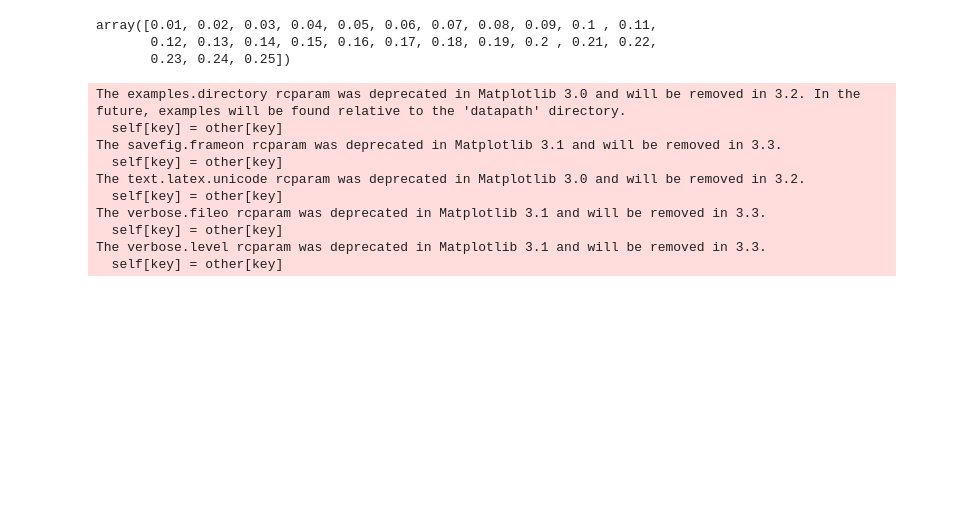
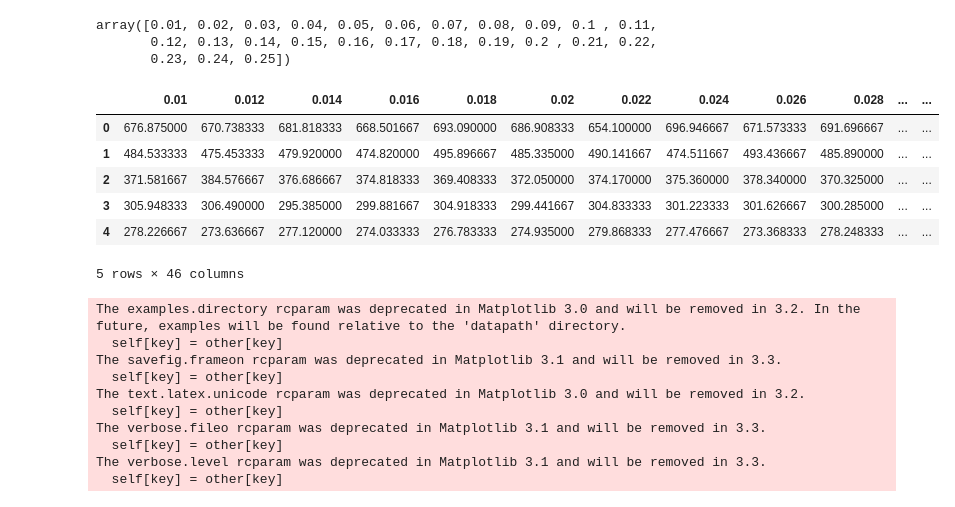
Before and after one commit to lareaulab/sc_binary_splicing, a Jupyter notebook: results/simulations/Simulations_nuisance_factors.ipynb, the cells around one changed output. Drawn from its saved outputs; the diff is of its cells as text; code cells hidden in the pictures; blank space fills up the shorter version.

```diff
--- a/results/simulations/Simulations_nuisance_factors.ipynb
+++ b/results/simulations/Simulations_nuisance_factors.ipynb
@@ -415,6 +413,16 @@ def get_reads(obs_table, gene_len):
 # out_hm.to_csv('simulations_capture_reads.tab', sep='\t', index=True, header=True)
 
 hm_reads = pd.read_csv('simulations_capture_reads.tab', sep='\t', index_col=0)
+# %%
+hm_reads.head()
+# %% [output]
+|  | 0.01 | 0.012 | 0.014 | 0.016 | 0.018 | 0.02 | 0.022 | 0.024 | 0.026 | 0.028 | ... | ... |
+| 0 | 676.875000 | 670.738333 | 681.818333 | 668.501667 | 693.090000 | 686.908333 | 654.100000 | 696.946667 | 671.573333 | 691.696667 | ... | ... |
+| 1 | 484.533333 | 475.453333 | 479.920000 | 474.820000 | 495.896667 | 485.335000 | 490.141667 | 474.511667 | 493.436667 | 485.890000 | ... | ... |
+| 2 | 371.581667 | 384.576667 | 376.686667 | 374.818333 | 369.408333 | 372.050000 | 374.170000 | 375.360000 | 378.340000 | 370.325000 | ... | ... |
+| 3 | 305.948333 | 306.490000 | 295.385000 | 299.881667 | 304.918333 | 299.441667 | 304.833333 | 301.223333 | 301.626667 | 300.285000 | ... | ... |
+| 4 | 278.226667 | 273.636667 | 277.120000 | 274.033333 | 276.783333 | 274.935000 | 279.868333 | 277.476667 | 273.368333 | 278.248333 | ... | ... |
+5 rows × 46 columns
 # %%
 cap_df = pd.DataFrame()
 for cap in np.arange(0.01, 0.101, step=0.002):
```
Also changed, not shown: parts of 7 cells of this notebook, 4 other files.
